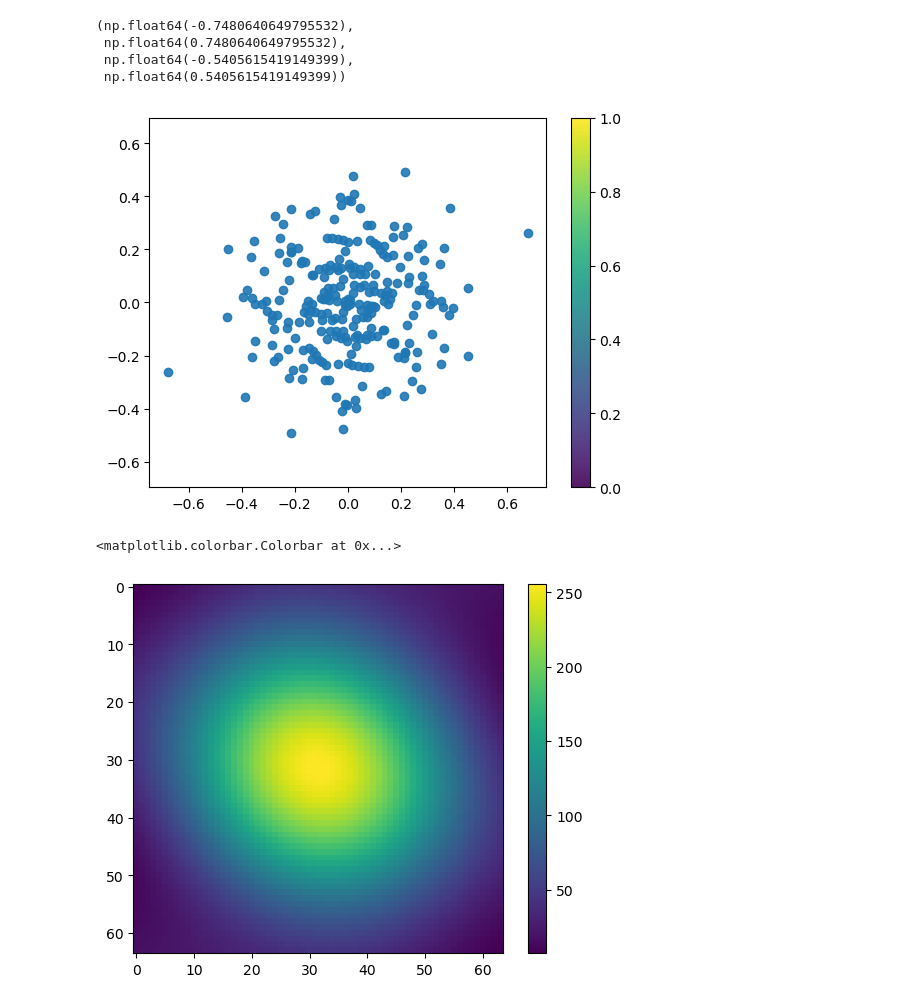
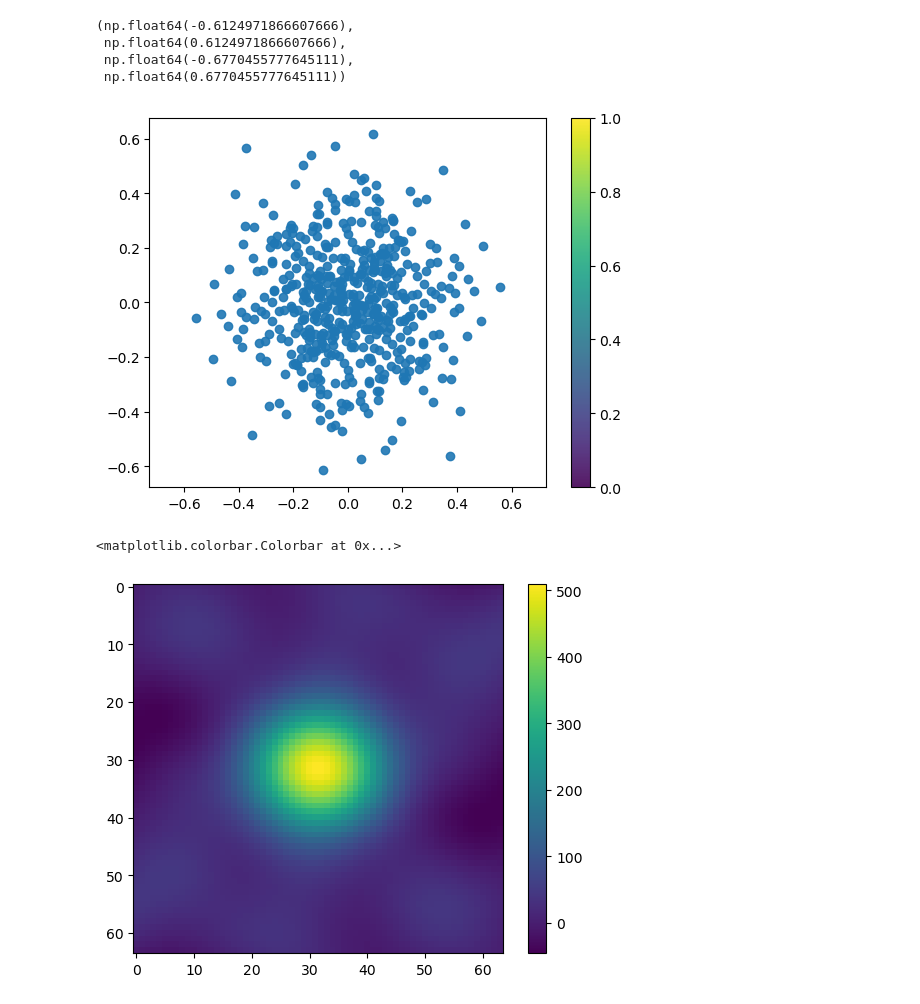
Before and after one commit to bioAI-Oslo/ExponentialRepresentations, a Jupyter notebook: gaussian_approximation.ipynb, the cells around one changed output. Saved outputs shown, nothing was run; the diff lists cells and outputs as text; code cells hidden in the pictures.

```diff
--- a/gaussian_approximation.ipynb
+++ b/gaussian_approximation.ipynb
@@ -9,7 +9,7 @@ from utils import block_diag, interleave
 def func(x, y, c, l): # correlation function
     return np.sum((c**2)[:,None]*np.cos(l[:,0][:,None]*x[None] + l[:,1][:,None]*y[None]), axis = 0)
 # %%
-N = 256
+N = 512
 # %%
 super_diags = torch.tensor(np.random.normal(0, 0.2, (N//2, 2)).astype(np.float32))
 sA = block_diag(super_diags[:,0])
@@ -30,25 +30,25 @@ plt.scatter(eigenvals[:,0].detach().numpy(), eigenvals[:,1].detach().numpy(), al
 plt.colorbar()
 plt.axis("equal")
 # %% [output]
-(np.float64(-0.7480640649795532),
- np.float64(0.7480640649795532),
- np.float64(-0.5405615419149399),
- np.float64(0.5405615419149399))
+(np.float64(-0.6124971866607666),
+ np.float64(0.6124971866607666),
+ np.float64(-0.6770455777645111),
+ np.float64(0.6770455777645111))
-[figure, old version]
+[figure, new version]
 # %%
 torch.save(sA, "sigma_A.pt")
 torch.save(sB, "sigma_B.pt")
 torch.save(Gr, "Gr.pt")
 torch.save(p0, "p0.pt")
 # %%
-x = np.linspace(-1, 1, 64)*10
-y = np.linspace(-1, 1, 64)*10
+x = np.linspace(-1, 1, 64)*20
+y = np.linspace(-1, 1, 64)*20
 X, Y = np.meshgrid(x, y)
 r = np.stack([X.ravel(), Y.ravel()], axis=1)
 d = func(r[:,0], r[:,1], c.numpy(), eigenvals.numpy())
 
 plt.imshow(d.reshape(X.shape))
 plt.colorbar()
 # %% [output]
 <matplotlib.colorbar.Colorbar at 0x...>
-[figure, old version]
+[figure, new version]
```
Also changed, not shown: 9 other files.
